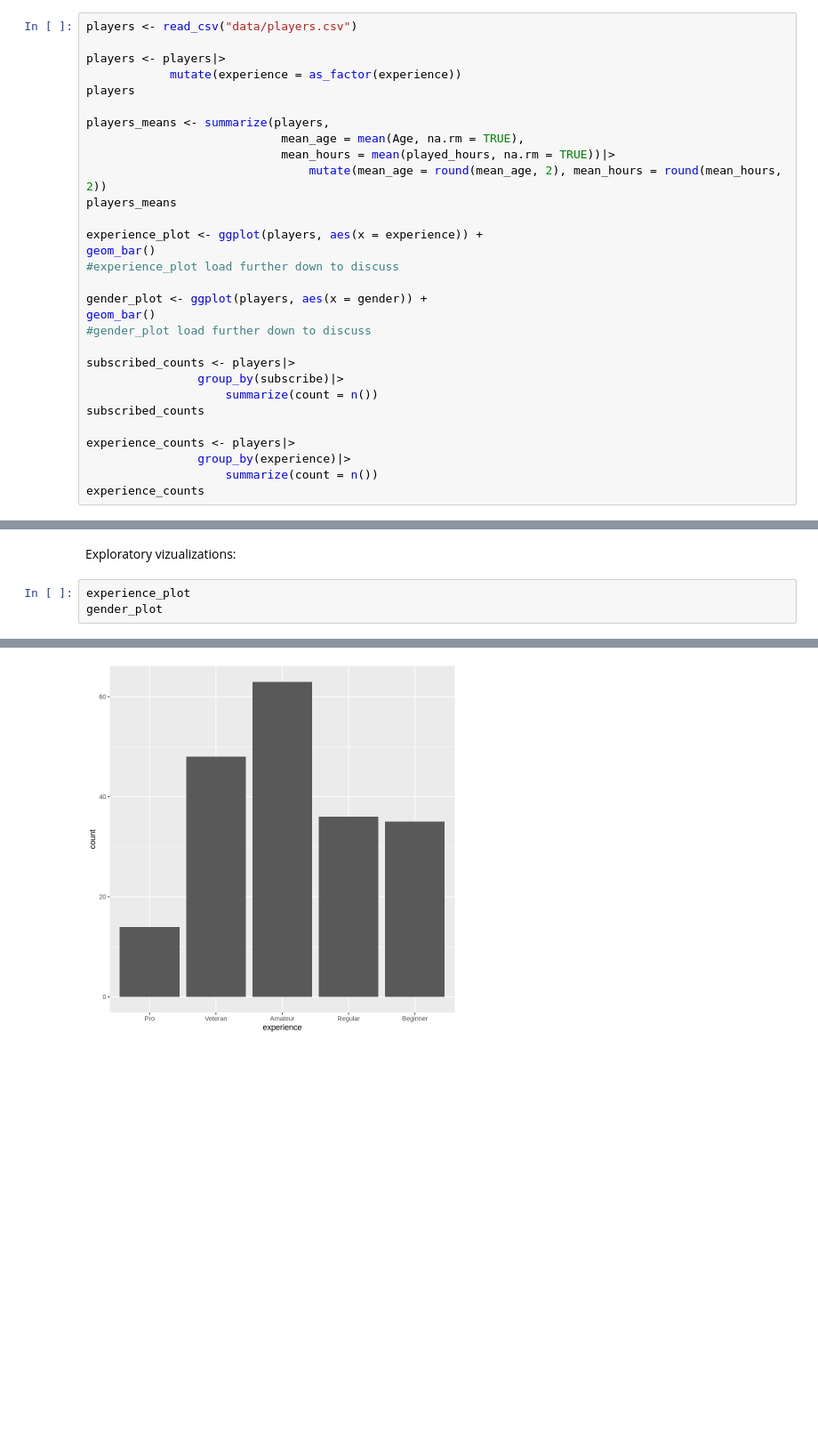
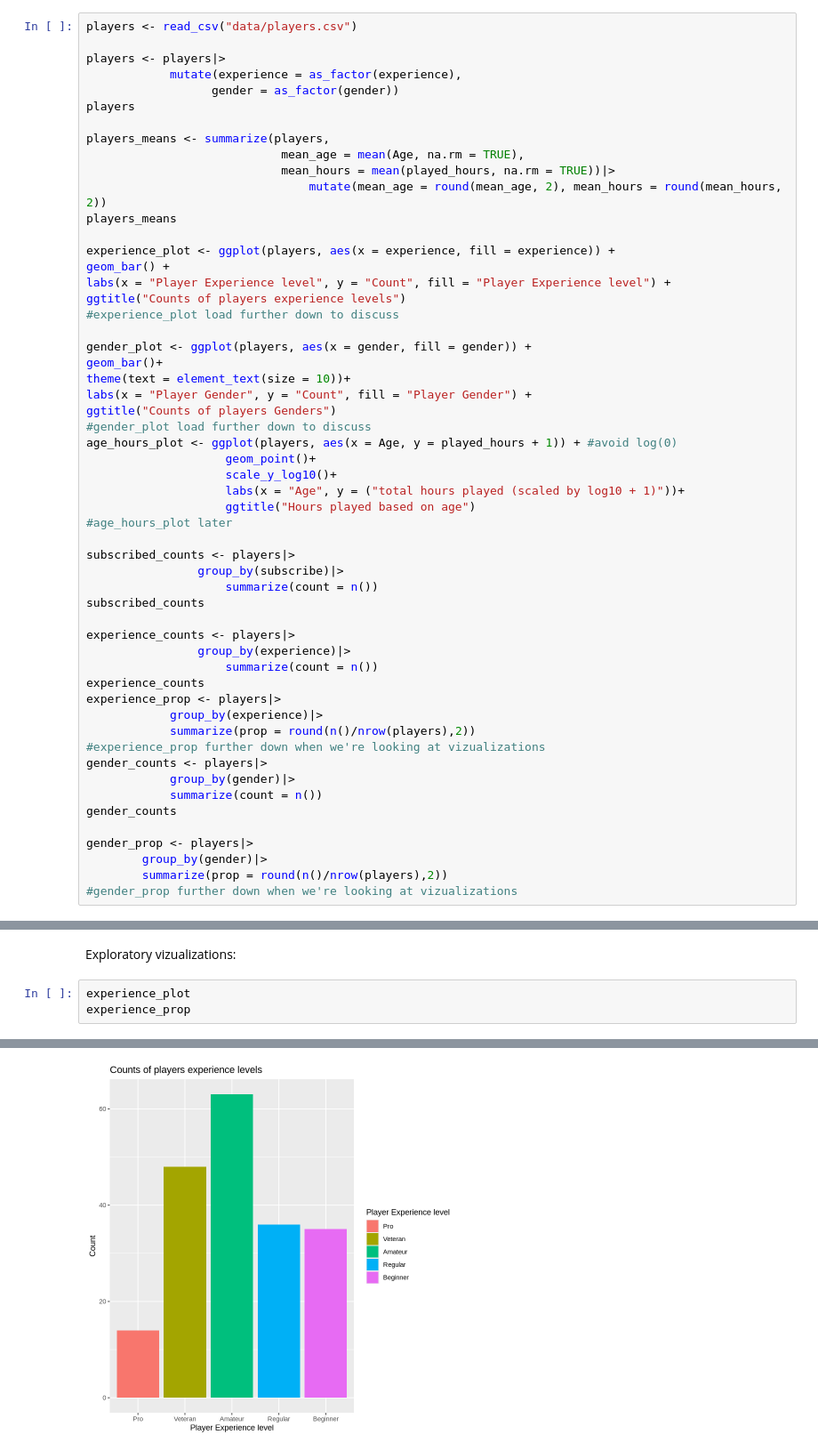
Before and after one commit to roccopbug/dsci_100_individual_report, a Jupyter notebook: dsci100_planning.ipynb, the cells around one changed output, grey strips where cells are left out. Shown: that part at 89% size. Saved outputs shown, nothing was run; the diff lists cells and outputs as text; blank space fills up the shorter version.

```diff
--- a/dsci100_planning.ipynb
+++ b/dsci100_planning.ipynb
@@ -15,7 +15,8 @@ library(tidyverse)
 players <- read_csv("data/players.csv")
 
 players <- players|>
-            mutate(experience = as_factor(experience))
+            mutate(experience = as_factor(experience),
+                  gender = as_factor(gender))
 players
 
 players_means <- summarize(players,
@@ -24,13 +25,24 @@ players_means <- summarize(players,
                                 mutate(mean_age = round(mean_age, 2), mean_hours = round(mean_hours, 2))
 players_means
 
-experience_plot <- ggplot(players, aes(x = experience)) +
-geom_bar()
+experience_plot <- ggplot(players, aes(x = experience, fill = experience)) +
+geom_bar() +
+labs(x = "Player Experience level", y = "Count", fill = "Player Experience level") +
+ggtitle("Counts of players experience levels")
 #experience_plot load further down to discuss
 
-gender_plot <- ggplot(players, aes(x = gender)) +
-geom_bar()
+gender_plot <- ggplot(players, aes(x = gender, fill = gender)) +
+geom_bar()+
+theme(text = element_text(size = 10))+
+labs(x = "Player Gender", y = "Count", fill = "Player Gender") +
+ggtitle("Counts of players Genders")
 #gender_plot load further down to discuss
+age_hours_plot <- ggplot(players, aes(x = Age, y = played_hours + 1)) + #avoid log(0)
+                    geom_point()+
+                    scale_y_log10()+
+                    labs(x = "Age", y = ("total hours played (scaled by log10 + 1)"))+
+                    ggtitle("Hours played based on age")
+#age_hours_plot later
 
 subscribed_counts <- players|>
                 group_by(subscribe)|>
@@ -41,6 +53,19 @@ experience_counts <- players|>
                 group_by(experience)|>
                     summarize(count = n())
 experience_counts
+experience_prop <- players|>
+            group_by(experience)|>
+            summarize(prop = round(n()/nrow(players),2))
+#experience_prop further down when we're looking at vizualizations
+gender_counts <- players|>
+            group_by(gender)|>
+            summarize(count = n())
+gender_counts
+
+gender_prop <- players|>
+        group_by(gender)|>
+        summarize(prop = round(n()/nrow(players),2))
+#gender_prop further down when we're looking at vizualizations
 # %% [output]
 Rows: 196 Columns: 7
 ── Column specification ────────────────────────────────────────────────────────
@@ -134,5 +169,5 @@ Question: can played_hours predict experience in players? This is a classificati
 Exploratory vizualizations:
 # %%
 experience_plot
-gender_plot
+experience_prop
 # %% [output]
@@ -139 +182 @@ gender_plot
-[figure, old version]
+[figure, new version]
```
Also changed, not shown: parts of 9 cells of this notebook.
